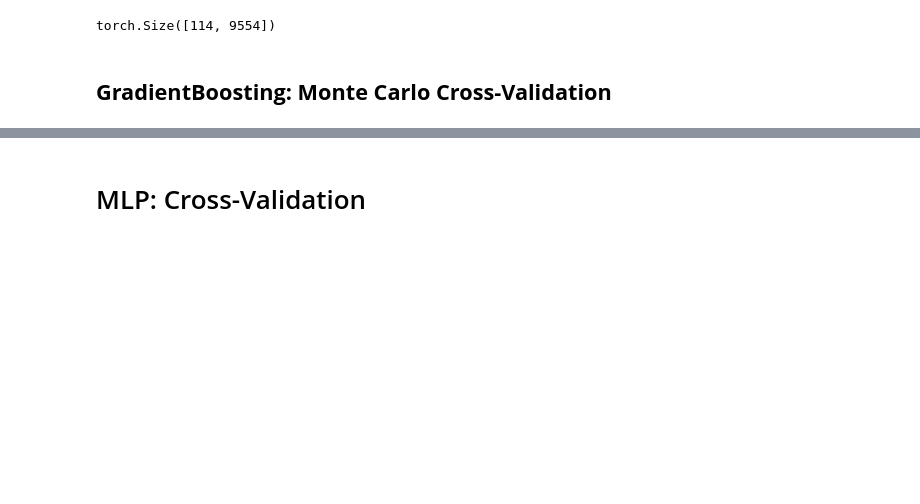
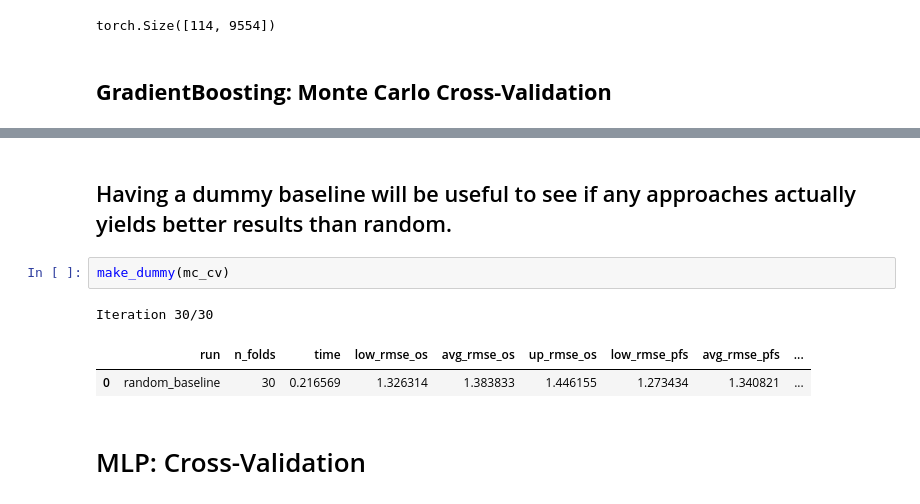
Before and after one commit to Tikings/gbm_hackathon, a Jupyter notebook: experiments/EXP_naive_early_fusion.ipynb, the cells around one changed output, grey strips where cells are left out. Saved outputs shown, nothing was run; the diff lists cells and outputs as text; blank space fills up the shorter version.

```diff
--- a/experiments/EXP_naive_early_fusion.ipynb
+++ b/experiments/EXP_naive_early_fusion.ipynb
@@ -277,3 +340,11 @@ Iteration 30/30
+# %% [markdown]
+## Having a dummy baseline will be useful to see if any approaches actually yields better results than random.
+# %%
+make_dummy(mc_cv)
+# %% [output]
+Iteration 30/30
+|  | run | n_folds | time | low_rmse_os | avg_rmse_os | up_rmse_os | low_rmse_pfs | avg_rmse_pfs | ... |
+| 0 | random_baseline | 30 | 0.216569 | 1.326314 | 1.383833 | 1.446155 | 1.273434 | 1.340821 | ... |
 # %% [markdown]
 # MLP: Cross-Validation
 # %%
```
Also changed, not shown: parts of 3 cells of this notebook, 9 other files.
